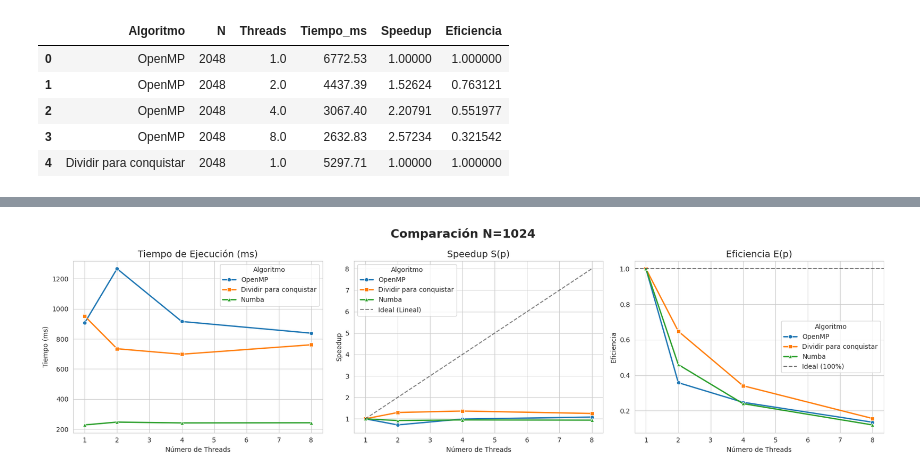
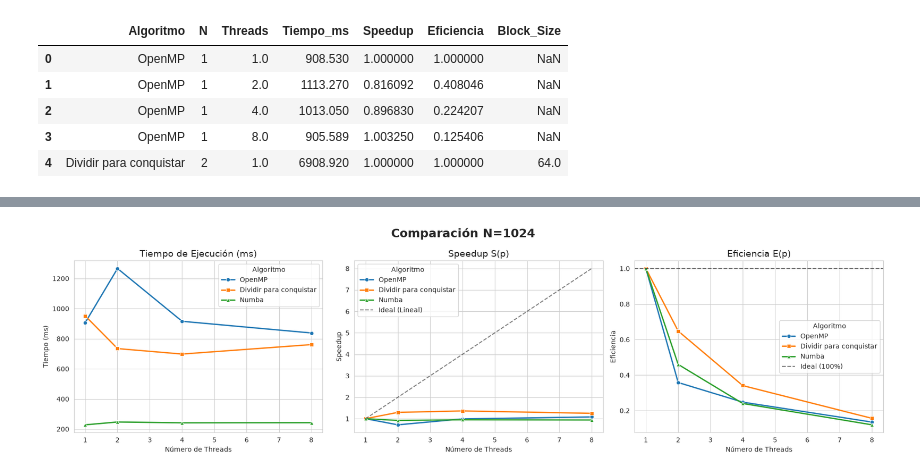
Before and after one commit to Fernanda-Bley/IMT2112-cpp, a Jupyter notebook: t2-imt2112/t2-imt2112.ipynb, the cells around one changed output, grey strips where cells are left out. Cells and saved outputs as stored; diff of their text form; code cells hidden in the pictures.

```diff
--- a/t2-imt2112/t2-imt2112.ipynb
+++ b/t2-imt2112/t2-imt2112.ipynb
@@ -232,19 +249,19 @@ def cargar_dataset_resultados(ruta_archivos):
         return pd.DataFrame()
 # %%
 ## Estos valores se retornan al correr el archivo algoritmo1 y algoritmo2, sin poner números.
-computador_deseado = 2  # Cambia esto según tu computadora
+computador_deseado = 1 # Cambia esto según la computadora que quieres usar
 archivos_a_procesar = {
     "alg1": f"./resultados-computador-{computador_deseado}/resultados-alg1.txt",
     "alg2": f"./resultados-computador-{computador_deseado}/resultados-alg-2.txt",
     "py":   f"./resultados-computador-{computador_deseado}/resultados-py-alg-1.txt",
 }
 
 df_total = cargar_dataset_resultados(archivos_a_procesar)
 df_total.head()
 # %% [output]
-|  | Algoritmo | N | Threads | Tiempo_ms | Speedup | Eficiencia |
-| 0 | OpenMP | 2048 | 1.0 | 6772.53 | 1.00000 | 1.000000 |
-| 1 | OpenMP | 2048 | 2.0 | 4437.39 | 1.52624 | 0.763121 |
-| 2 | OpenMP | 2048 | 4.0 | 3067.40 | 2.20791 | 0.551977 |
-| 3 | OpenMP | 2048 | 8.0 | 2632.83 | 2.57234 | 0.321542 |
-| 4 | Dividir para conquistar | 2048 | 1.0 | 5297.71 | 1.00000 | 1.000000 |
+|  | Algoritmo | N | Threads | Tiempo_ms | Speedup | Eficiencia | Block_Size |
+| 0 | OpenMP | 1 | 1.0 | 908.530 | 1.000000 | 1.000000 | NaN |
+| 1 | OpenMP | 1 | 2.0 | 1113.270 | 0.816092 | 0.408046 | NaN |
+| 2 | OpenMP | 1 | 4.0 | 1013.050 | 0.896830 | 0.224207 | NaN |
+| 3 | OpenMP | 1 | 8.0 | 905.589 | 1.003250 | 0.125406 | NaN |
+| 4 | Dividir para conquistar | 2 | 1.0 | 6908.920 | 1.000000 | 1.000000 | 64.0 |
```
Also changed, not shown: parts of 9 cells of this notebook, 24 other files.
